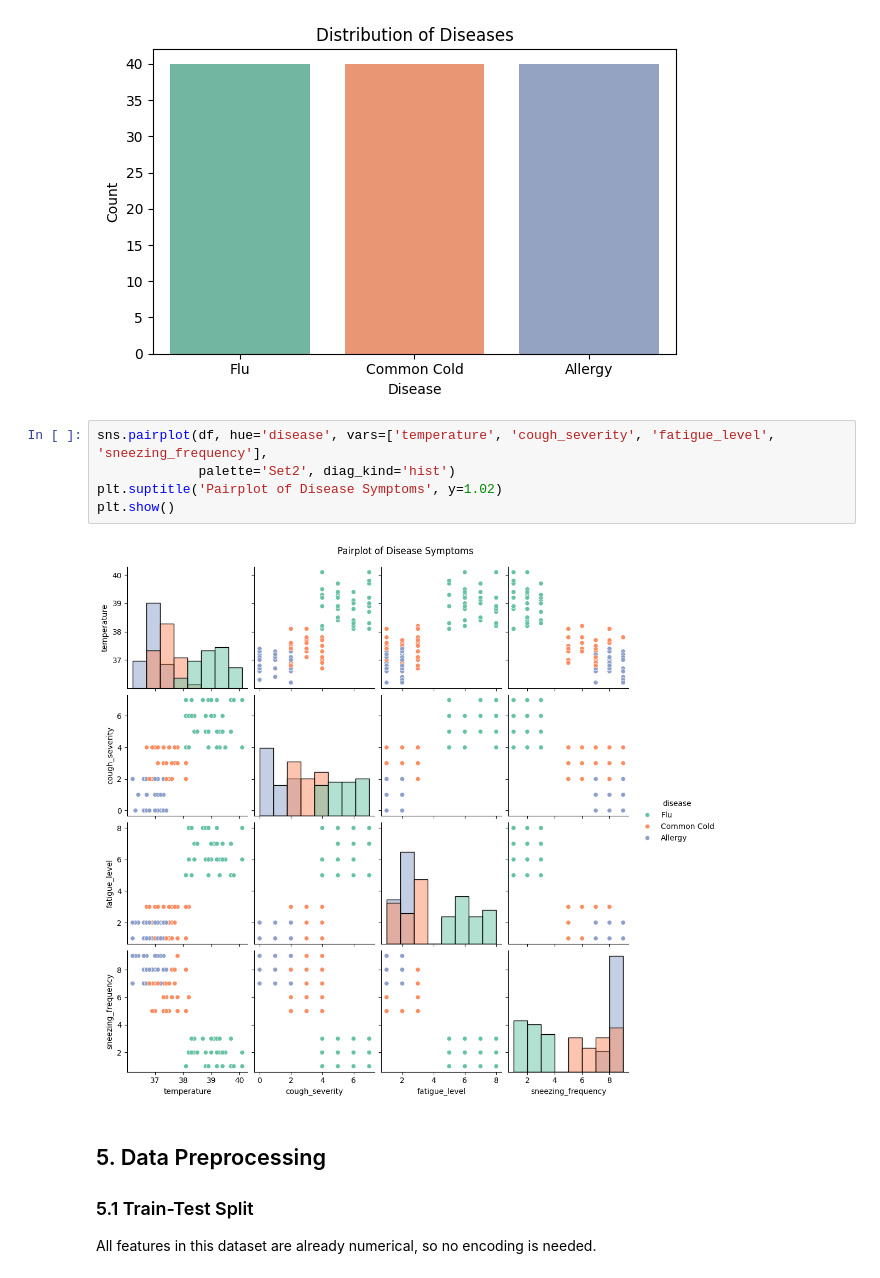
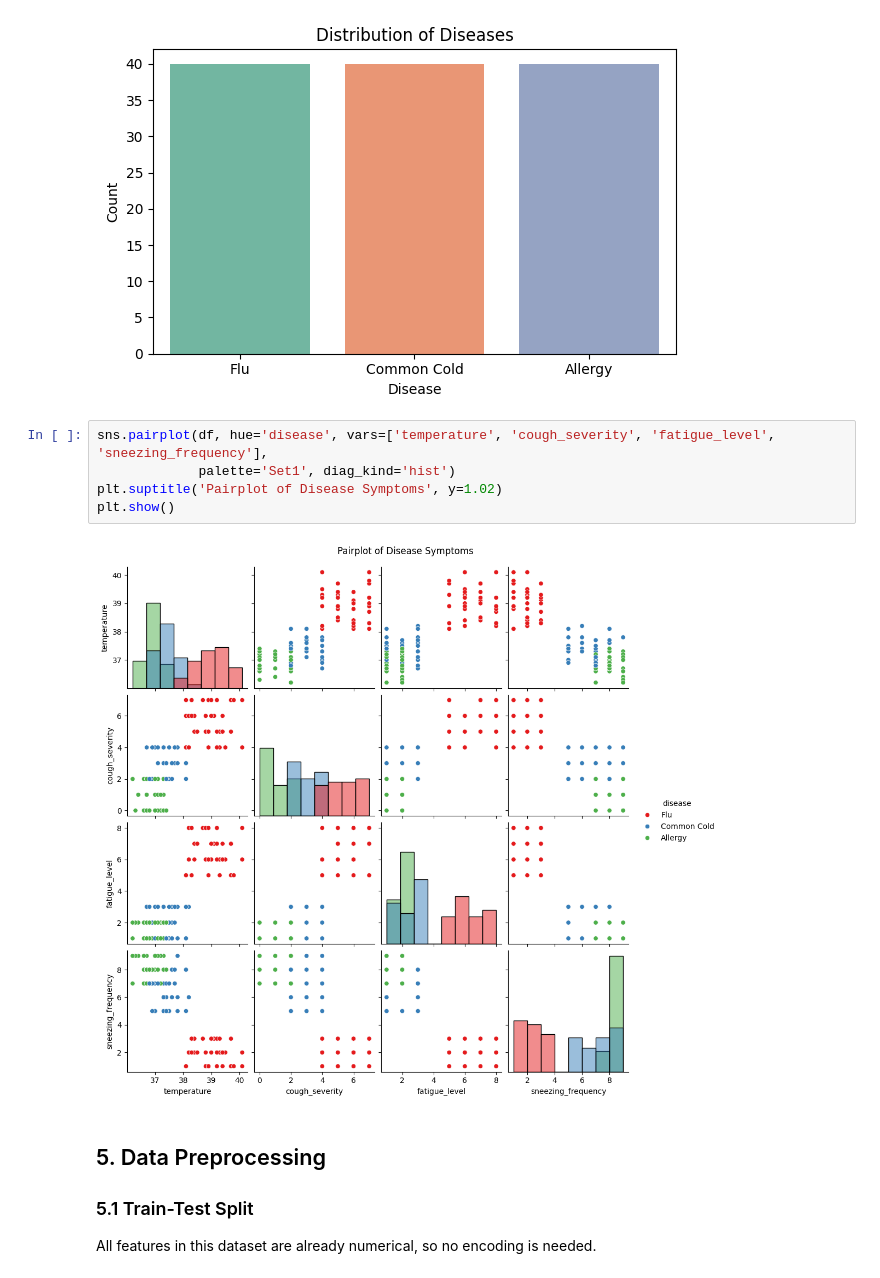
Before and after one commit to sandesh034/AI_ML_Workshop_Nesfield, a Jupyter notebook: Day14/Day14_KNN.ipynb, the cells around one changed output. Drawn from its saved outputs; the diff is of its cells as text.

```diff
--- a/Day14/Day14_KNN.ipynb
+++ b/Day14/Day14_KNN.ipynb
@@ -188,11 +188,11 @@ plt.show()
 [figure]
 # %%
 sns.pairplot(df, hue='disease', vars=['temperature', 'cough_severity', 'fatigue_level', 'sneezing_frequency'],
-             palette='Set2', diag_kind='hist')
+             palette='Set1', diag_kind='hist')
 plt.suptitle('Pairplot of Disease Symptoms', y=1.02)
 plt.show()
 # %% [output]
-[figure, old version]
+[figure, new version]
 # %% [markdown]
 ## 5. Data Preprocessing
 
```
Also changed, not shown: parts of 4 cells of this notebook, 4 other files.
